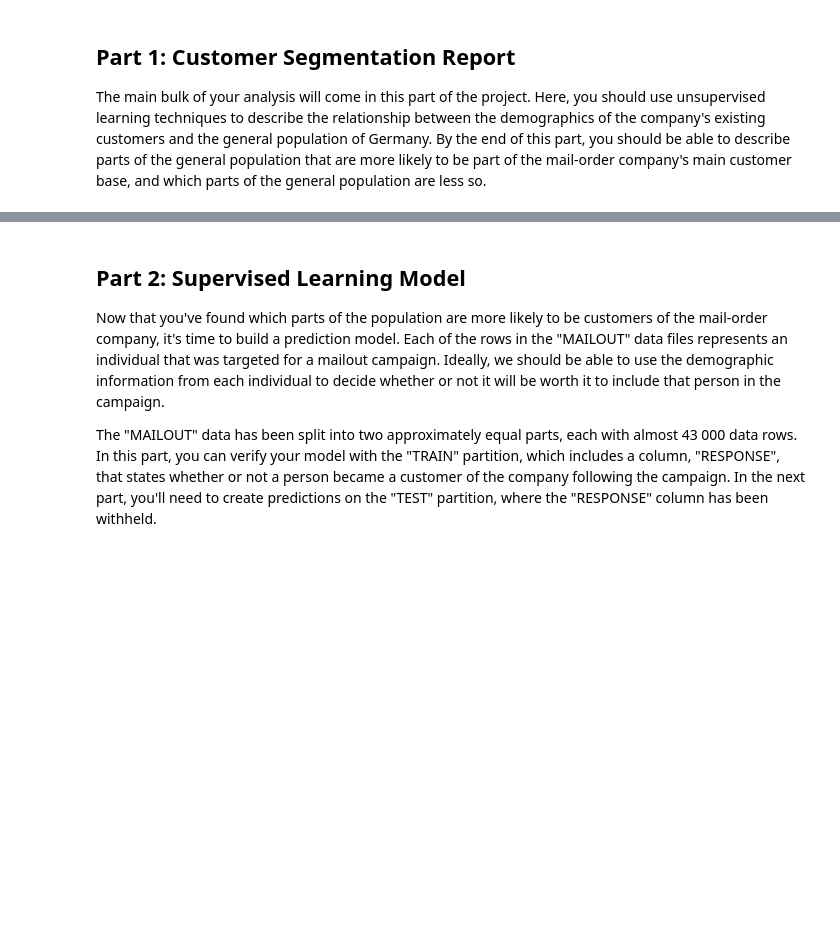
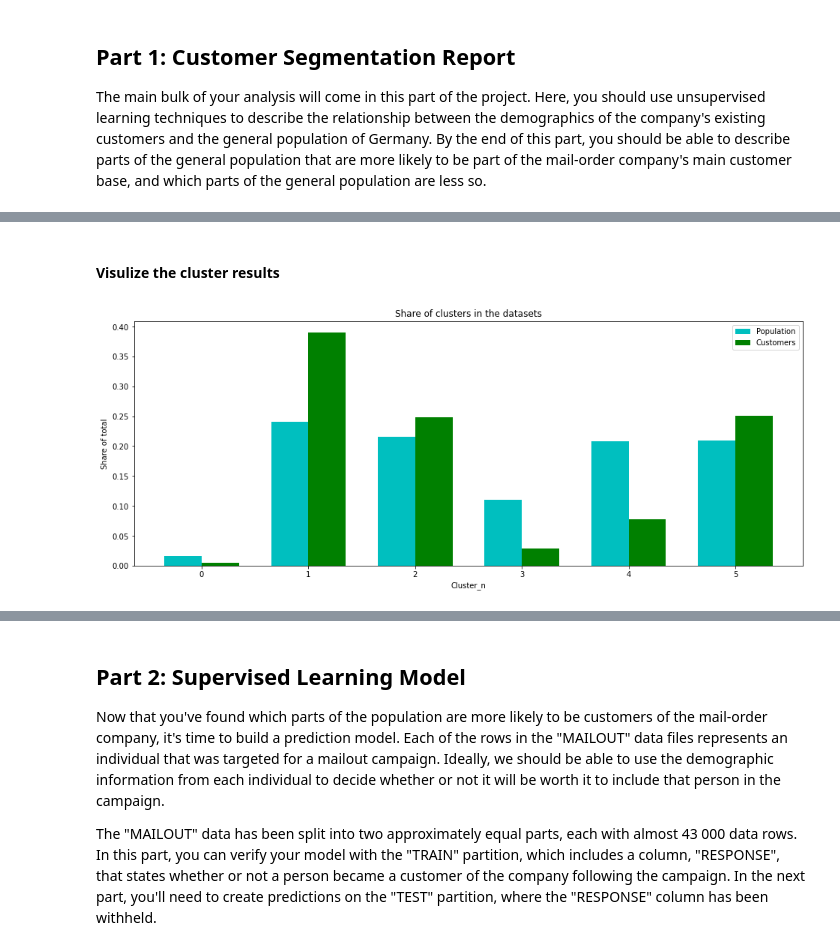
Before and after one commit to DanielIBK/Capstone_Arvato_Project, a Jupyter notebook: Arvato Project Workbook.ipynb, the cells around one changed output, grey strips where cells are left out. Saved outputs shown, nothing was run; the diff lists cells and outputs as text; code cells hidden in the pictures; blank space fills up the shorter version.

```diff
--- a/Arvato Project Workbook.ipynb
+++ b/Arvato Project Workbook.ipynb
@@ -153,0 +506,4 @@ The main bulk of your analysis will come in this part of the project. Here, you
+# %%
+azdias_cluster = pd.DataFrame(T_R_C_pipeline.predict(azdias_cleaned), columns= ['Cluster'])
+
+azdias_cleaned['Cluster'] = azdias_cluster
@@ -153,0 +521,36 @@ The main bulk of your analysis will come in this part of the project. Here, you
+# %% [markdown]
+#### Visulize the cluster results
+# %%
+# Get all cluster sizes
+population_clusters = azdias_cleaned['Cluster'].value_counts().sort_index()
+customer_clusters = customers_cleaned['Cluster'].value_counts().sort_index()
+# %%
+# Concat both df to one for viz.
+df_cluster = pd.concat([population_clusters, customer_clusters], axis=1).reset_index()
+df_cluster.columns = ['cluster_n', 'population_count', 'customers_count']
+# df_cluster['cluster']+=1
+# %%
+# Calculate share of each cluster
+df_cluster['population_share'] = df_cluster.population_count / df_cluster.population_count.sum()
+df_cluster['customers_share'] = df_cluster.customers_count / df_cluster.customers_count.sum()
+df_cluster['share_diff'] = df_cluster['customers_share'] - df_cluster['population_share']
+# %%
+# Plot clusters
+fig, ax = plt.subplots(figsize=(16,6))
+
+ind = np.arange(6)    # the x locations for the groups
+width = 0.35         # the width of the bars
+
+p1 = ax.bar(ind, df_cluster['population_share'], width, bottom=0, color='c' )
+p2 = ax.bar(ind + width, df_cluster['customers_share'], width, bottom=0, color='g')
+
+ax.set_title('Share of clusters in the datasets')
+ax.set_ylabel('Share of total')
+ax.set_xlabel('Cluster_n')
+
+ax.set_xticks(ind + width / 2)
+ax.set_xticklabels(df_cluster['cluster_n'])
+ax.legend((p1[0], p2[0]), ('Population', 'Customers'))
+ax.autoscale_view()
+# %% [output]
+[figure, added]
```
Also changed, not shown: parts of 68 cells of this notebook, 1 other file.
